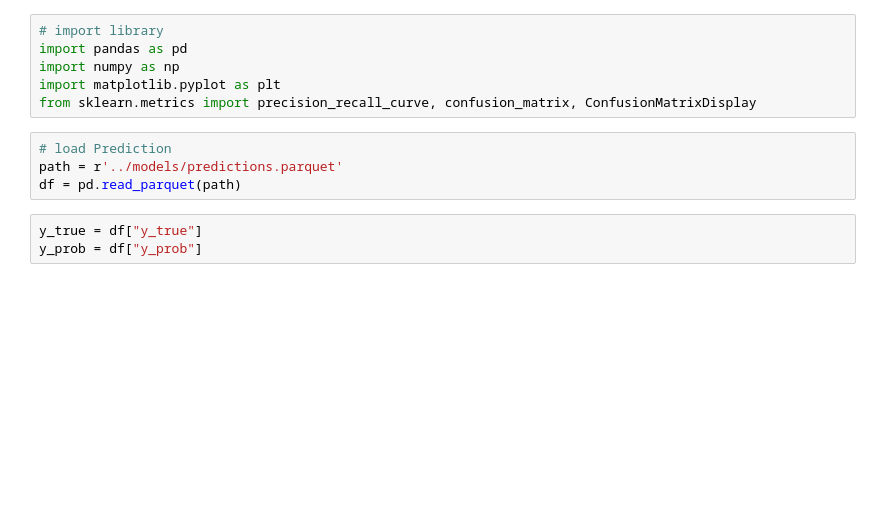
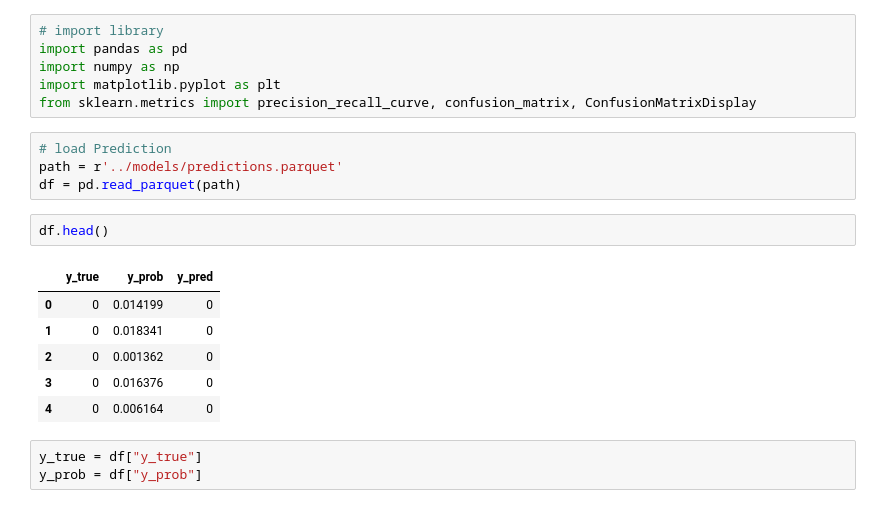
Before and after one commit to DhruvParmar051/peer_to_peer_lending_risk_management, a Jupyter notebook: notebooks/evaluation.ipynb, the cells around one changed output. Drawn from its saved outputs; the diff is of its cells as text; blank space fills up the shorter version.

```diff
--- a/notebooks/evaluation.ipynb
+++ b/notebooks/evaluation.ipynb
@@ -10,6 +10,15 @@ from sklearn.metrics import precision_recall_curve, confusion_matrix, ConfusionM
 # load Prediction
 path = r'../models/predictions.parquet'
 df = pd.read_parquet(path)
+# %%
+df.head()
+# %% [output]
+|  | y_true | y_prob | y_pred |
+| 0 | 0 | 0.014199 | 0 |
+| 1 | 0 | 0.018341 | 0 |
+| 2 | 0 | 0.001362 | 0 |
+| 3 | 0 | 0.016376 | 0 |
+| 4 | 0 | 0.006164 | 0 |
 # %%
 y_true = df["y_true"]
 y_prob = df["y_prob"]
```
Also changed, not shown: 1 other file.
